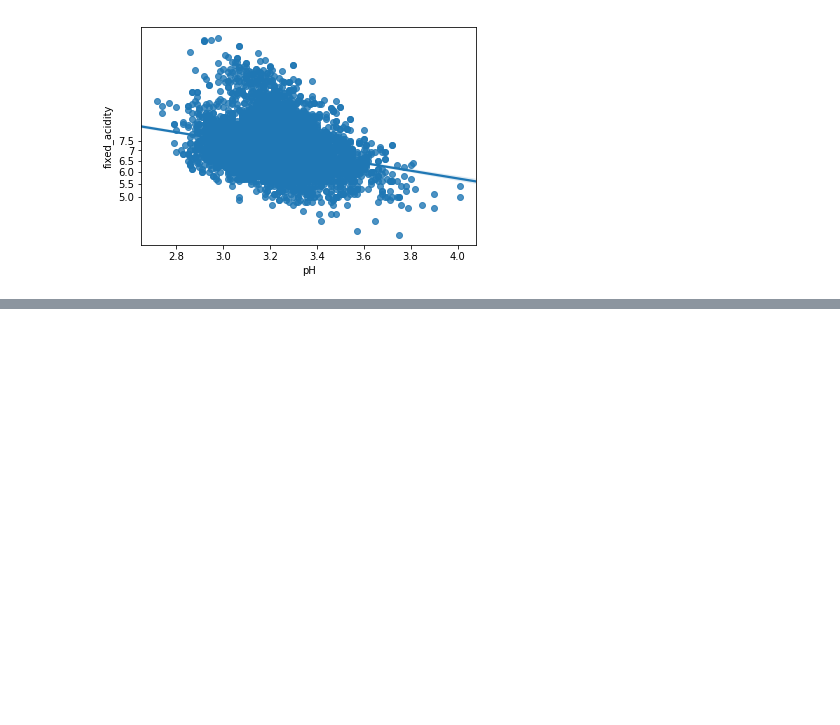
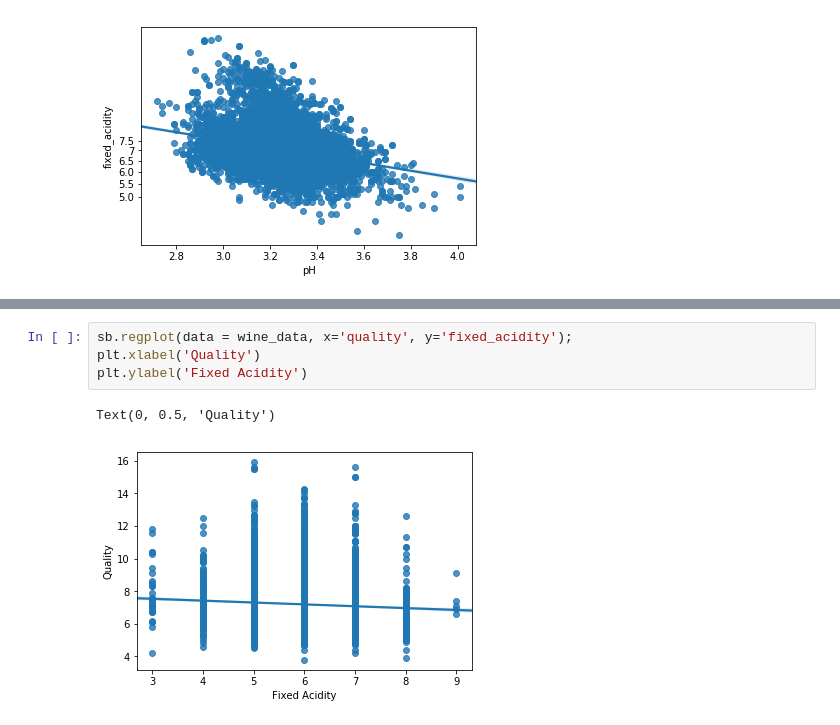
Before and after one commit to rafaelmauricioaraujo/machine_learning, a Jupyter notebook: Matplotlib_Seaborn/Matplotlib and Seaborn.ipynb, the cells around one changed output, grey strips where cells are left out. Cells and saved outputs as stored; diff of their text form; blank space fills up the shorter version.

```diff
--- a/Matplotlib_Seaborn/Matplotlib and Seaborn.ipynb
+++ b/Matplotlib_Seaborn/Matplotlib and Seaborn.ipynb
@@ -61,0 +71,7 @@ plt.yticks(log_trans(tick_locs), tick_locs)
+# %%
+sb.regplot(data = wine_data, x='quality', y='fixed_acidity');
+plt.xlabel('Quality')
+plt.ylabel('Fixed Acidity')
+# %% [output]
+Text(0, 0.5, 'Quality')
+[figure, added]
```
Also changed, not shown: parts of 15 cells of this notebook.
